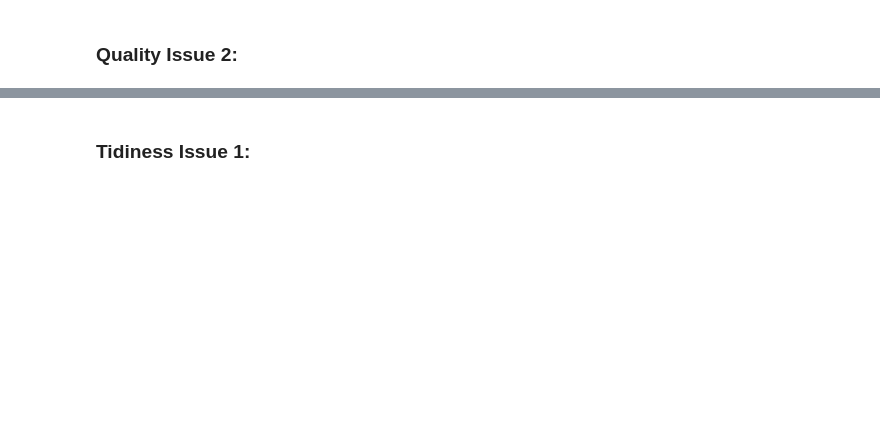
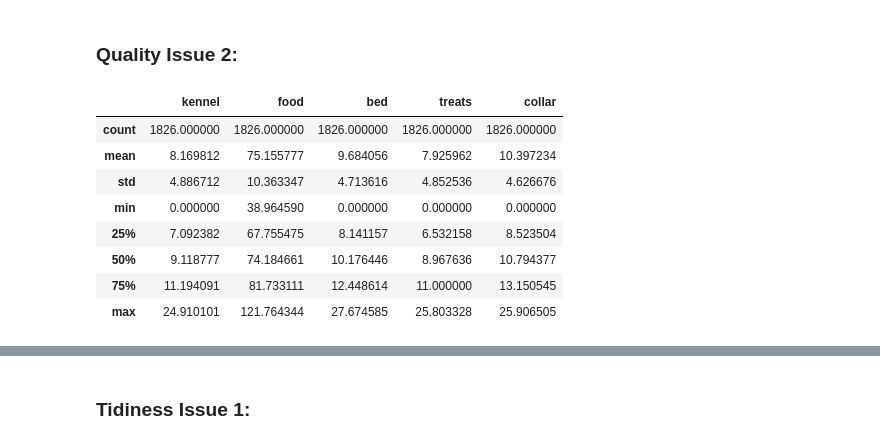
Before and after one commit to SteffanyMcH2os/DataWranglingwithUdacity, a Jupyter notebook: Data_Wrangling_Project_Starter.ipynb, the cells around one changed output, grey strips where cells are left out. Saved outputs shown, nothing was run; the diff lists cells and outputs as text; code cells hidden in the pictures; blank space fills up the shorter version.

```diff
--- a/Data_Wrangling_Project_Starter.ipynb
+++ b/Data_Wrangling_Project_Starter.ipynb
@@ -346,5 +394,16 @@ Issue and justification: *FILL IN*
 # %% [markdown]
 ### Quality Issue 2:
 # %%
-#FILL IN - Inspecting the dataframe visually
+#FILL IN - Inspecting the dataframe programmatically
+daily_trends.describe()
+# %% [output]
+|  | kennel | food | bed | treats | collar |
+| count | 1826.000000 | 1826.000000 | 1826.000000 | 1826.000000 | 1826.000000 |
+| mean | 8.169812 | 75.155777 | 9.684056 | 7.925962 | 10.397234 |
+| std | 4.886712 | 10.363347 | 4.713616 | 4.852536 | 4.626676 |
+| min | 0.000000 | 38.964590 | 0.000000 | 0.000000 | 0.000000 |
+| 25% | 7.092382 | 67.755475 | 8.141157 | 6.532158 | 8.523504 |
+| 50% | 9.118777 | 74.184661 | 10.176446 | 8.967636 | 10.794377 |
+| 75% | 11.194091 | 81.733111 | 12.448614 | 11.000000 | 13.150545 |
+| max | 24.910101 | 121.764344 | 27.674585 | 25.803328 | 25.906505 |
 # %%
```
Also changed, not shown: parts of 26 cells of this notebook.
